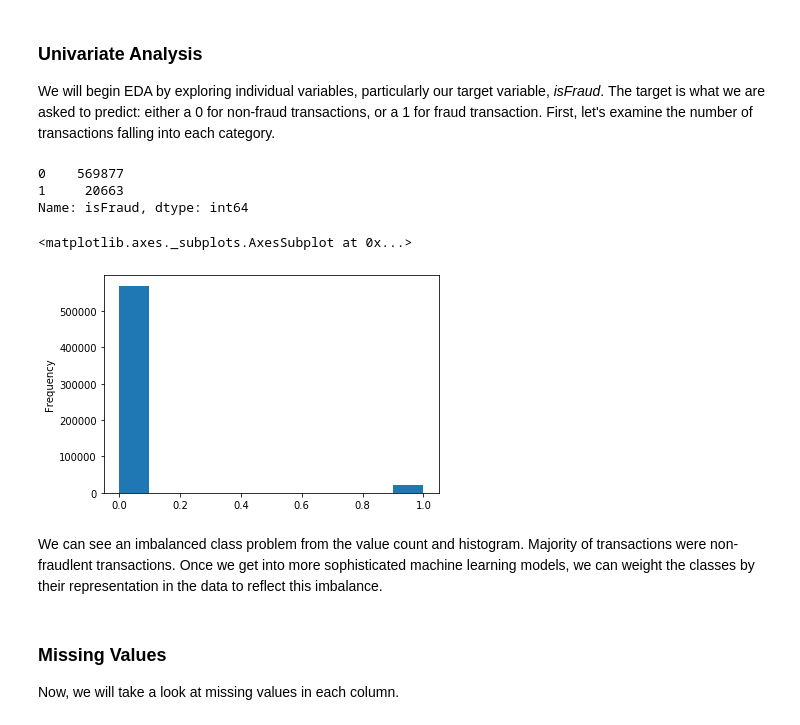
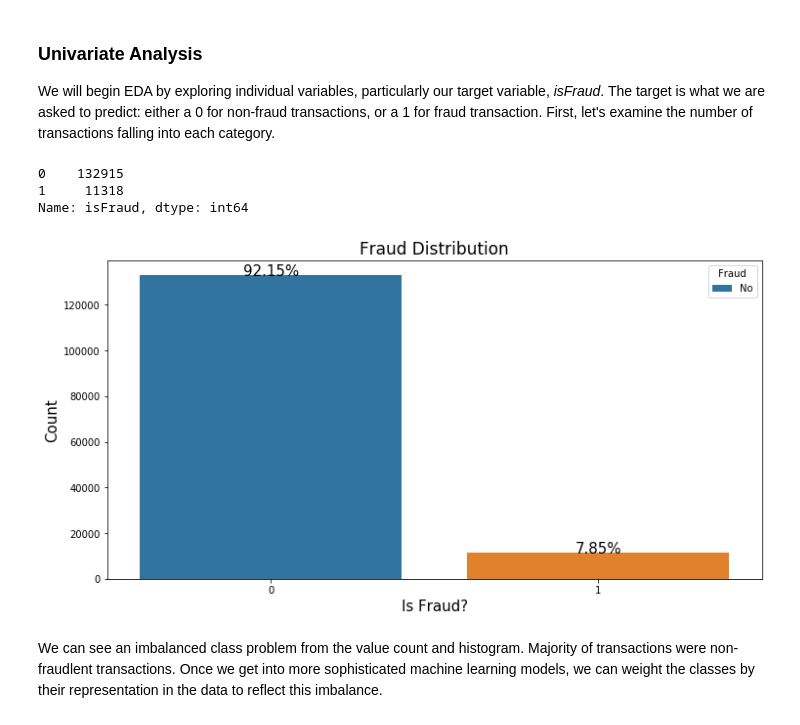
Before and after one commit to tsaw8/Thinkful_Project, a Jupyter notebook: Capstone: Supervised learning /IEEE-CIS Fraud Detection .ipynb, the cells around one changed output. Saved outputs shown, nothing was run; the diff lists cells and outputs as text; code cells hidden in the pictures.

```diff
--- a/Capstone: Supervised learning /IEEE-CIS Fraud Detection .ipynb
+++ b/Capstone: Supervised learning /IEEE-CIS Fraud Detection .ipynb
@@ -144,18 +383,27 @@ Exploratory Data Analysis (EDA) is an iterative process to explore the data and
 
 We will begin EDA by exploring individual variables, particularly our target variable, _isFraud_. The target is what we are asked to predict: either a 0 for non-fraud transactions, or a 1 for fraud transaction. First, let's examine the number of transactions falling into each category.
 # %%
-train_trans['isFraud'].value_counts()
+df['isFraud'].value_counts()
 # %% [output]
-0    569877
-1     20663
+0    132915
+1     11318
 Name: isFraud, dtype: int64
-# %%
-train_trans['isFraud'].astype(int).plot.hist()
-# %% [output]
-<matplotlib.axes._subplots.AxesSubplot at 0x...>
-[figure, removed]
+# %%
+# Plot target variable
+plt.figure(figsize=(12,6))
+g = sns.countplot(x = 'isFraud', data = df)
+g.set_title("Fraud Distribution", fontsize = 17)
+g.set_xlabel("Is Fraud?", fontsize = 15)
+g.set_ylabel("Count", fontsize = 15)
+plt.legend(title='Fraud', labels=['No', 'Yes'])
+
+for p in g.patches:
+    height = p.get_height()
+    g.text(p.get_x()+p.get_width()/2.,
+            height + 3,
+            '{:1.2f}%'.format(height/len(df) * 100),
+            ha="center", fontsize=15)
+# %% [output]
+[figure, added]
 # %% [markdown]
 We can see an imbalanced class problem from the value count and histogram. Majority of transactions were non-fraudlent transactions. Once we get into more sophisticated machine learning models, we can weight the classes by their representation in the data to reflect this imbalance.
-# %% [markdown]
-### Missing Values
-Now, we will take a look at missing values in each column.
```
Also changed, not shown: parts of 47 cells of this notebook.
